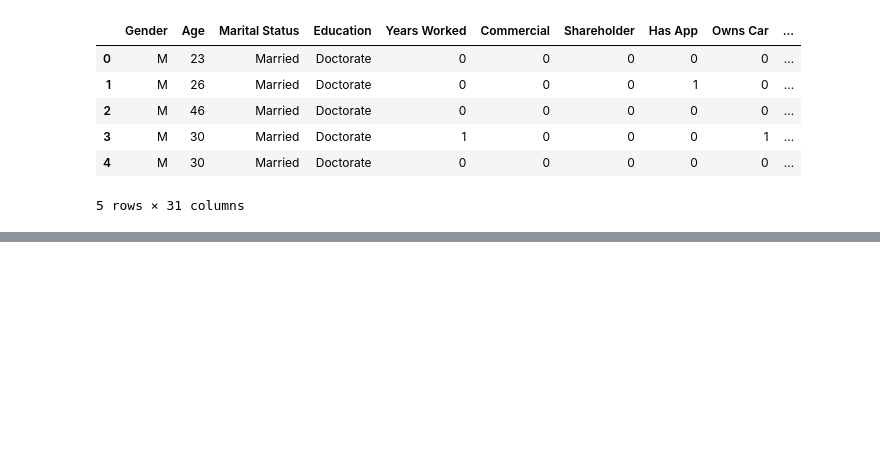
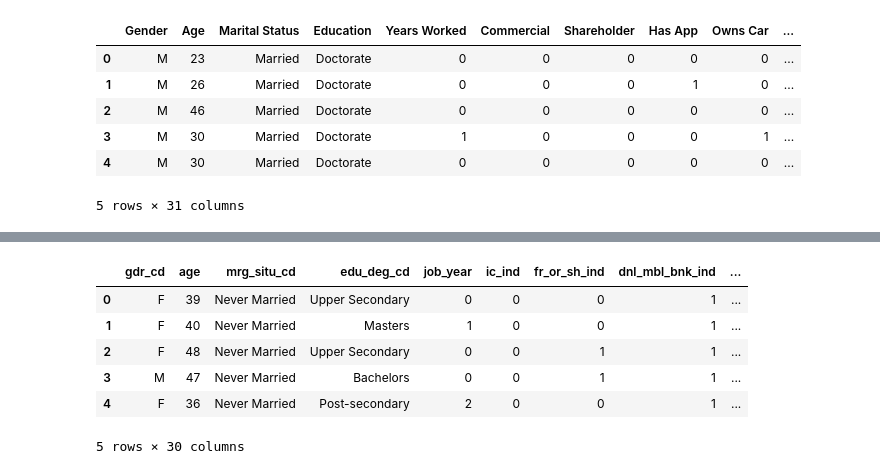
Before and after one commit to jusliam/Big-Data-Analytics-Project, a Jupyter notebook: Data Cleaning.ipynb, the cells around one changed output, grey strips where cells are left out. Drawn from its saved outputs; the diff is of its cells as text; code cells hidden in the pictures; blank space fills up the shorter version.

```diff
--- a/Data Cleaning.ipynb
+++ b/Data Cleaning.ipynb
@@ -780,0 +976,20 @@ train_tag.to_csv('./Data/cleaned_train_tag.csv')
+# %%
+hold_columns = ['job_year', 'edu_deg_cd', 'ic_ind', 'fr_or_sh_ind', 'dnl_mbl_bnk_ind', 'hav_car_grp_ind', 'hav_hou_grp_ind',
+                'l6mon_agn_ind', 'frs_agn_dt_cnt', 'vld_rsk_ases_ind', 'tot_ast_lvl_cd', 'pot_ast_lvl_cd',
+                'l12mon_buy_fin_mng_whl_tms', 'l12_mon_fnd_buy_whl_tms', 'l12_mon_insu_buy_whl_tms', 'l12_mon_gld_buy_whl_tms',
+                'loan_act_ind', 'pl_crd_lmt_cd', 'ovd_30d_loan_tot_cnt', 'his_lng_ovd_day', 'crd_card_act_ind',
+                'l1y_crd_card_csm_amt_dlm_cd', 'cur_debit_cnt', 'cur_credit_cnt',  'cur_debit_min_opn_dt_cnt',
+                'cur_credit_min_opn_dt_cnt', 'cur_debit_crd_lvl']
+
+for column in hold_columns:
+    test_tag[column] = replace_with_mode(test_tag[column], '\\N')
+
+test_tag.head()
+# %% [output]
+|  | gdr_cd | age | mrg_situ_cd | edu_deg_cd | job_year | ic_ind | fr_or_sh_ind | dnl_mbl_bnk_ind | ... |
+| 0 | F | 39 | Never Married | Upper Secondary | 0 | 0 | 0 | 1 | ... |
+| 1 | F | 40 | Never Married | Masters | 1 | 0 | 0 | 1 | ... |
+| 2 | F | 48 | Never Married | Upper Secondary | 0 | 0 | 1 | 1 | ... |
+| 3 | M | 47 | Never Married | Bachelors | 0 | 0 | 1 | 1 | ... |
+| 4 | F | 36 | Never Married | Post-secondary | 2 | 0 | 0 | 1 | ... |
+5 rows × 30 columns
```
Also changed, not shown: parts of 20 cells of this notebook, 1 other file.
